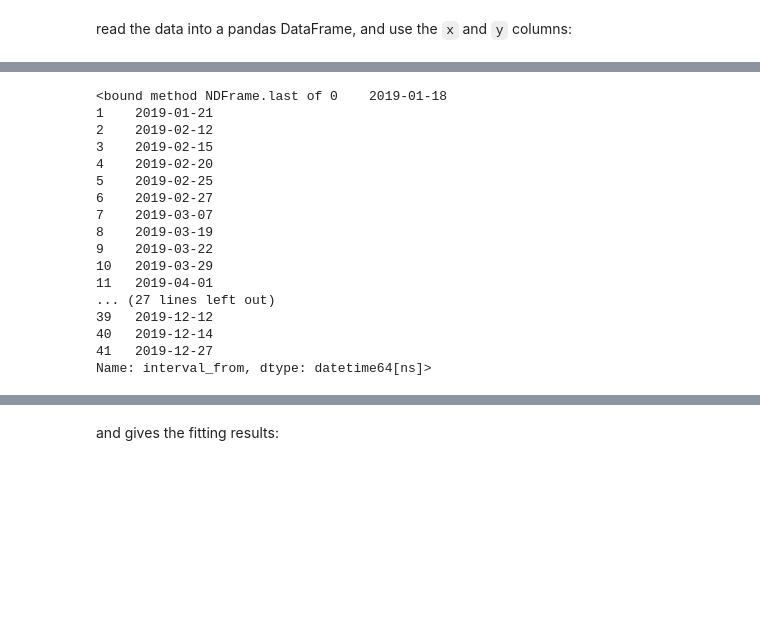
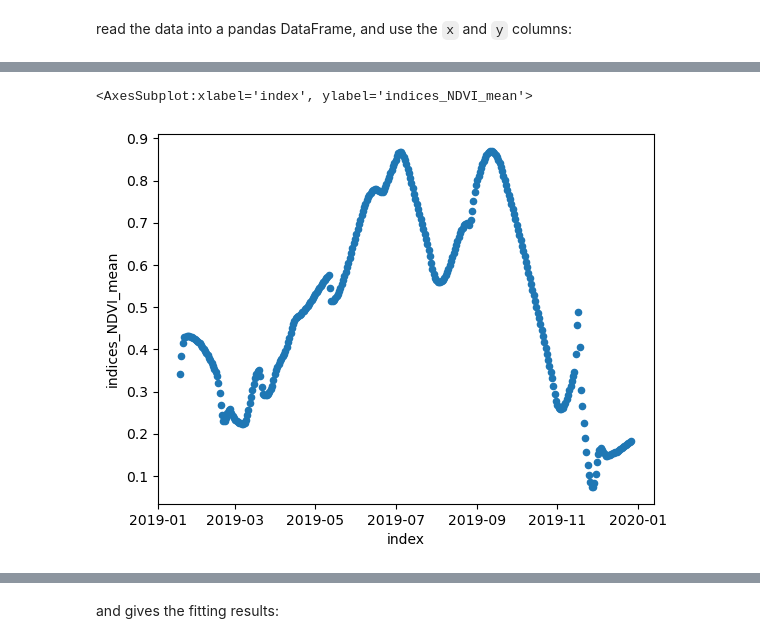
Before and after one commit to TH3RMOMETER/Crop_yield_prediction, a Jupyter notebook: interpolate.ipynb, the cells around one changed output, grey strips where cells are left out. Cells and saved outputs as stored; diff of their text form; code cells hidden in the pictures; blank space fills up the shorter version.

Commit message:
interpolate changes

```diff
--- a/interpolate.ipynb
+++ b/interpolate.ipynb
@@ -19,20 +42,19 @@ dframe["interval_to"] = pd.to_datetime(dframe["interval_to"])
 # %%
-dframe["interval_from"].last
+dframe = dframe.set_index('interval_from')
-# %% [output]
-<bound method NDFrame.last of 0    2019-01-18
-1    2019-01-21
-2    2019-02-12
-3    2019-02-15
-4    2019-02-20
-5    2019-02-25
-6    2019-02-27
-7    2019-03-07
-8    2019-03-19
-9    2019-03-22
-10   2019-03-29
-11   2019-04-01
-... (27 lines left out)
-39   2019-12-12
-40   2019-12-14
-41   2019-12-27
-Name: interval_from, dtype: datetime64[ns]>
+# %%
+dframe = dframe.drop(['Unnamed: 0', 'interval_to'], axis=1)
+# %%
+year = 2019
+dates = pd.Series(pd.date_range(str(year) + "-01-01", str(year) + "-12-31", freq="D"))
+days = dates.diff().astype("timedelta64[D]").fillna(1).cumsum()
+df = pd.DataFrame({"year": dates.dt.year, "days": days})
+df = df.set_index(dates)
+# %%
+test = df.join(dframe)
+# %%
+inter = test.interpolate(method='akima', limit_direction='both')
+# %%
+inter.reset_index().plot.scatter(y='indices_NDVI_mean', x='index')
+# %% [output]
+<AxesSubplot:xlabel='index', ylabel='indices_NDVI_mean'>
+[figure, added]
```
Also changed, not shown: parts of 3 cells of this notebook, 1 other file.
